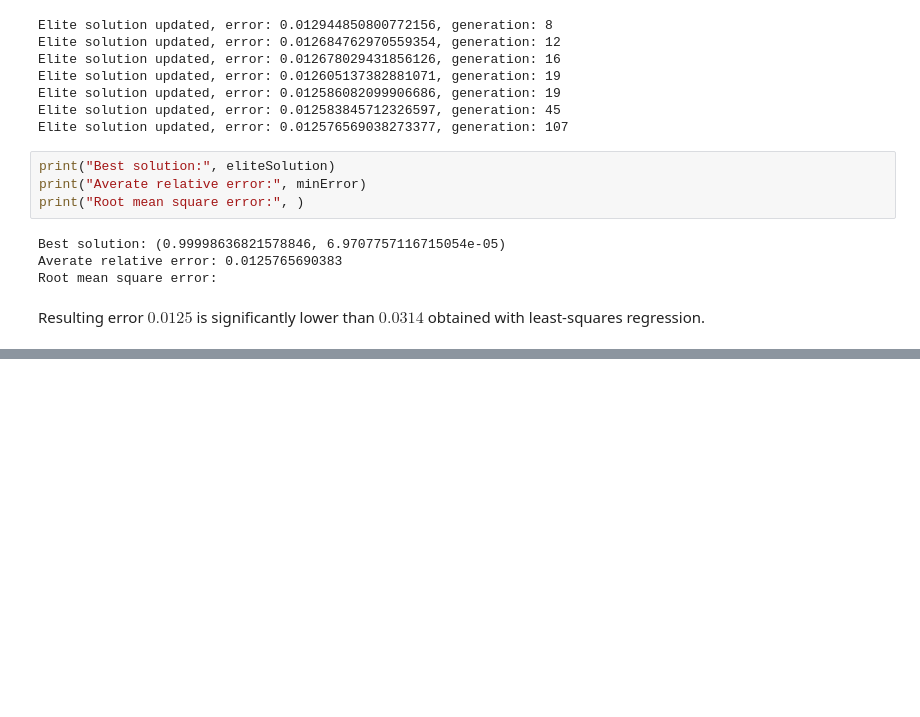
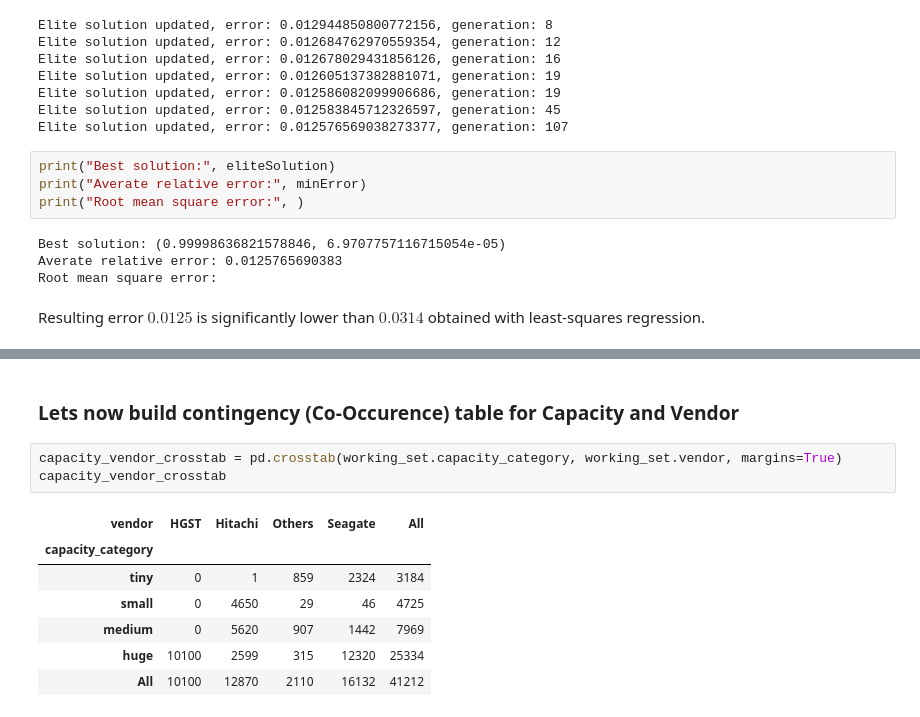
Before and after one commit to IIoTeP9HuY/Data_Analysis_and_Data_Mining_Class, a Jupyter notebook: Report.ipynb, the cells around one changed output, grey strips where cells are left out. Drawn from its saved outputs; the diff is of its cells as text; blank space fills up the shorter version.

```diff
--- a/Report.ipynb
+++ b/Report.ipynb
@@ -578,0 +652,13 @@ Resulting error $0.0125$ is significantly lower than $0.0314$ obtained with leas
+# %% [markdown]
+### Lets now build contingency (Co-Occurence) table for Capacity and Vendor
+# %%
+capacity_vendor_crosstab = pd.crosstab(working_set.capacity_category, working_set.vendor, margins=True)
+capacity_vendor_crosstab
+# %% [output]
+| vendor | HGST | Hitachi | Others | Seagate | All |
+| capacity_category |  |  |  |  |  |
+| tiny | 0 | 1 | 859 | 2324 | 3184 |
+| small | 0 | 4650 | 29 | 46 | 4725 |
+| medium | 0 | 5620 | 907 | 1442 | 7969 |
+| huge | 10100 | 2599 | 315 | 12320 | 25334 |
+| All | 10100 | 12870 | 2110 | 16132 | 41212 |
```
Also changed, not shown: parts of 14 cells of this notebook.
